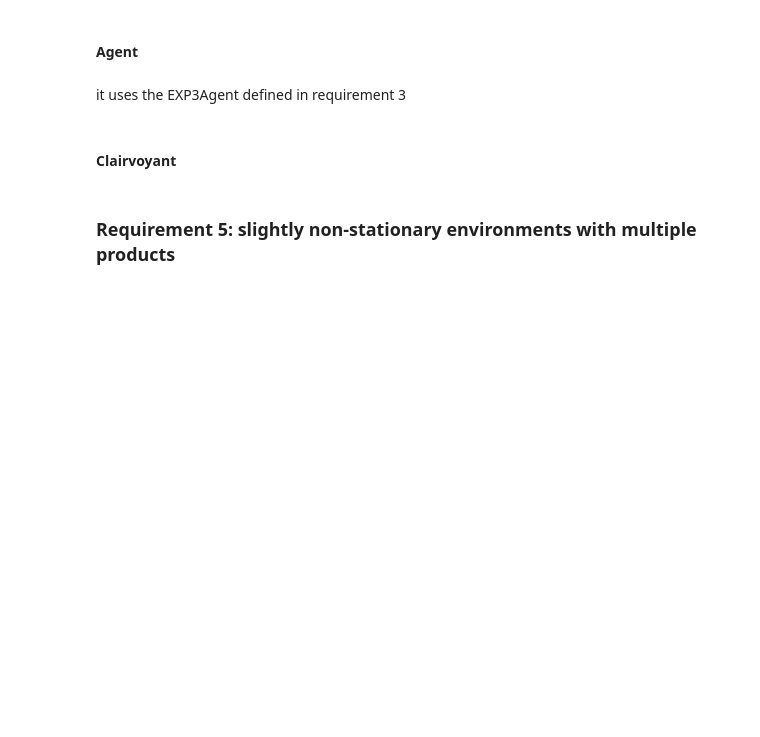
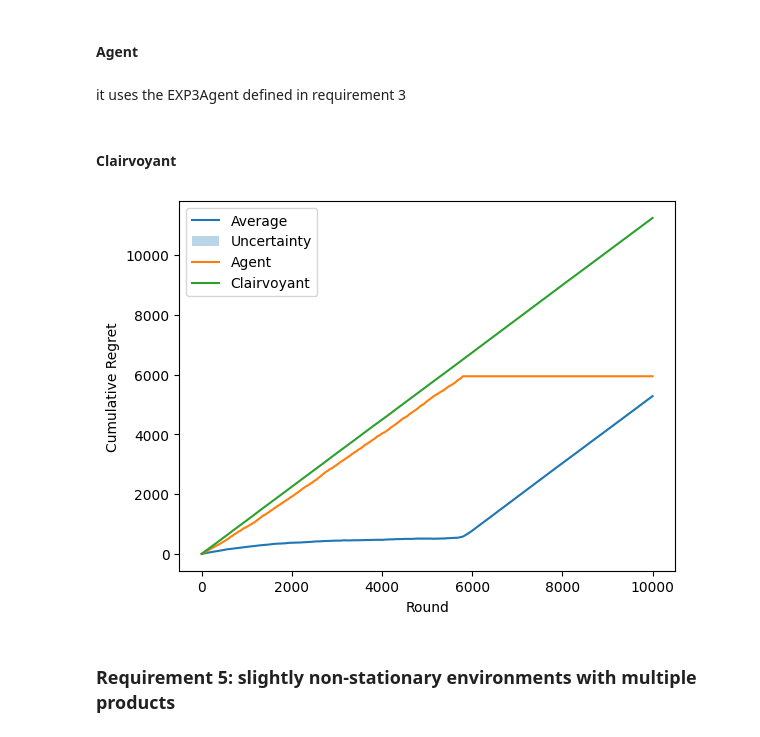
Before and after one commit to FabioFloris02/OLA2025_Floris_Sonzini_Parenti_Singh_Gottschling, a Jupyter notebook: OLA-project.ipynb, the cells around one changed output. Drawn from its saved outputs; the diff is of its cells as text; code cells hidden in the pictures; blank space fills up the shorter version.

```diff
--- a/OLA-project.ipynb
+++ b/OLA-project.ipynb
@@ -1095,11 +1099,13 @@ class MultipleProductMultiplicativePAcingAgent(Agent):
         self.eta=eta
         self.budget = budget
         self.T=T
+        self.N = N
+
         #a different exp3 agent for every product
         self.exp3_list = [EXP3Agent(self.K, self.learning_rate) for _ in range(self.N)]
 
-        self.rho = self.budget / self.T + 1.5     # Per round budget
-        self.lmbd = 1                              # Shared lambda
+        self.rho = self.budget / self.T             # Per round budget
+        self.lmbd = 1                               # Shared lambda
         self.t = 0
         self.N_pulls = np.zeros((self.N, self.K)) # Count arm pulls per product
         self.price_index = 0
@@ -1117,7 +1123,7 @@ class MultipleProductMultiplicativePAcingAgent(Agent):
 
         return chosen_prices
     def update(self, f_t_list):
-        #self.rho = self.budget/(self.T-self.t+1)
+        self.rho = self.budget/(self.T-self.t+1)
         c_t_list= [int(f_t > 0) for f_t in f_t_list]
         c_t_tot=sum(c_t_list)
 
@@ -1320,5 +1440,5 @@ class MultipleProductHighlyNonStatioraryClairvoyant(Environment):
 # %%
-valuations_distr = []
+valuation_distributions = []
 
 
 for t in range(T):
@@ -1326,4 +1446,15 @@ for t in range(T):
     A = np.random.rand(N, N)
     cov_t = np.dot(A, A.T) + 0.05 * np.eye(N)
     distr = multivariate_normal(mean=mean_t, cov=cov_t)
-    valuations_distr.append(distr)
+    valuation_distributions.append(distr)
+# %%
+prices_arr = []
+rewards = []
+budget_per_trial =[]
+
+residual_budget = []
+
+# Run clairvoyant
+# clairvoyant = SingleProductHighltyNonStationaryClairvoyant(T, B, prices, valuation_distributions)
+clairvoyant=WindowedMultipleProductHighlyNonStationaryClairvoyant(T, B, N, prices, valuation_distributions, window_size=50)
+expected_clairvoyant_utilities = clairvoyant.run()
@@ -1330,2 +1499,24 @@ for t in range(T):
+# %%
+average_regret = regret_per_trial.mean(axis=0) # mean
+regret_sd = regret_per_trial.std(axis=0) # standard deviation
+#average_budget = np.array(budget_per_trial).mean(axis=0)
+#budget_sd = np.array(budget_per_trial).std(axis=0)
+
+plt.plot(np.arange(T), average_regret, label="Average")
+plt.fill_between(
+    np.arange(T),
+    average_regret-regret_sd/np.sqrt(n_trials),
+    average_regret+regret_sd/np.sqrt(n_trials),
+    alpha=0.3,
+    label="Uncertainty"
+)
+plt.plot(np.arange(T), np.cumsum(agent_rewards), label="Agent")
+plt.plot(np.arange(T), np.cumsum(expected_clairvoyant_utilities), label="Clairvoyant")
+plt.xlabel("Round")
+plt.ylabel("Cumulative Regret")
+plt.legend()
+plt.show()
+# %% [output]
+[figure, added]
 # %% [markdown]
 ### Requirement 5: slightly non-stationary environments with multiple products
```
Also changed, not shown: parts of 4 cells of this notebook.
